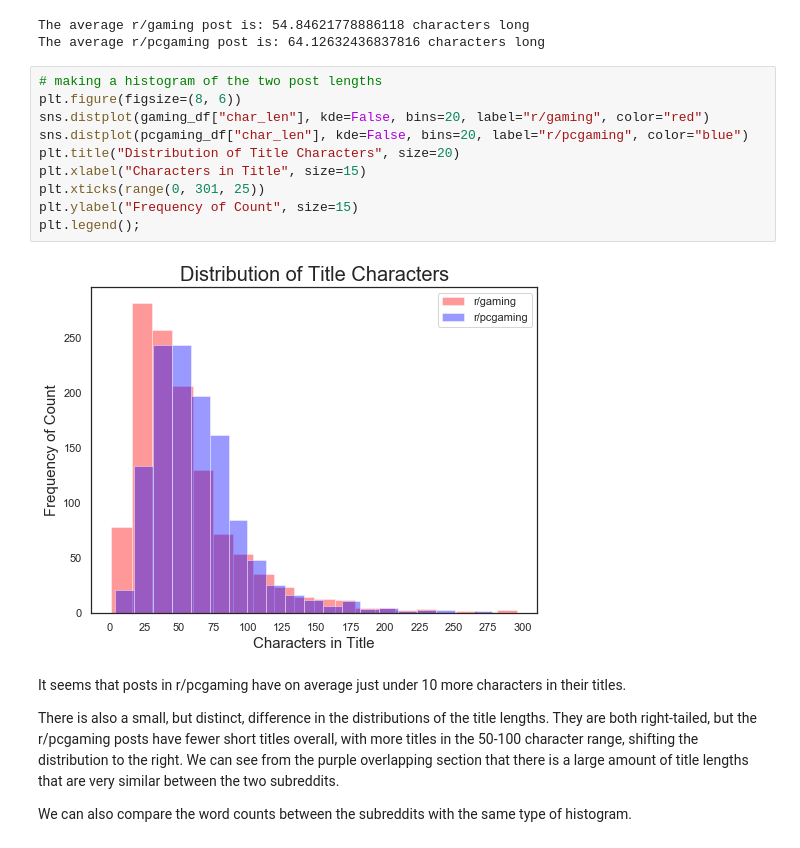
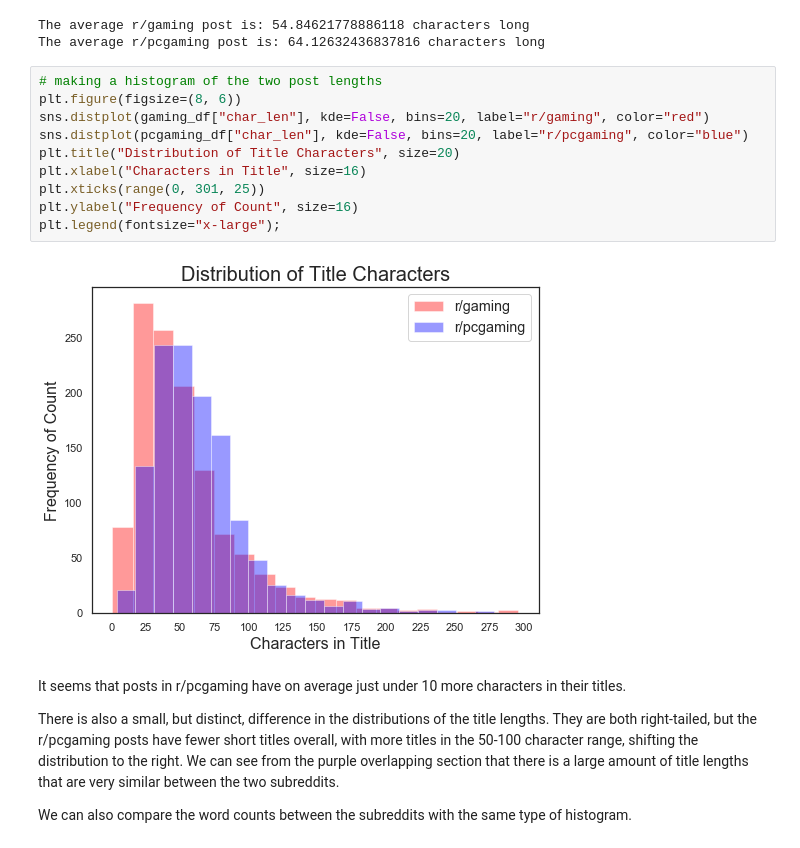
Before and after one commit to ondovj/reddit_classification, a Jupyter notebook: Code/2-cleaning_through_conclusions.ipynb, the cells around one changed output. Saved outputs shown, nothing was run; the diff lists cells and outputs as text.

```diff
--- a/Code/2-cleaning_through_conclusions.ipynb
+++ b/Code/2-cleaning_through_conclusions.ipynb
@@ -351,15 +351,15 @@ The average r/pcgaming post is: 64.12632436837816 characters long
 # %%
 # making a histogram of the two post lengths
 plt.figure(figsize=(8, 6))
 sns.distplot(gaming_df["char_len"], kde=False, bins=20, label="r/gaming", color="red")
 sns.distplot(pcgaming_df["char_len"], kde=False, bins=20, label="r/pcgaming", color="blue")
 plt.title("Distribution of Title Characters", size=20)
-plt.xlabel("Characters in Title", size=15)
+plt.xlabel("Characters in Title", size=16)
 plt.xticks(range(0, 301, 25))
-plt.ylabel("Frequency of Count", size=15)
-plt.legend();
+plt.ylabel("Frequency of Count", size=16)
+plt.legend(fontsize="x-large");
 # %% [output]
-[figure, old version]
+[figure, new version]
 # %% [markdown]
 It seems that posts in r/pcgaming have on average just under 10 more characters in their titles.
 
```
Also changed, not shown: parts of 22 cells of this notebook, 3 other files.
